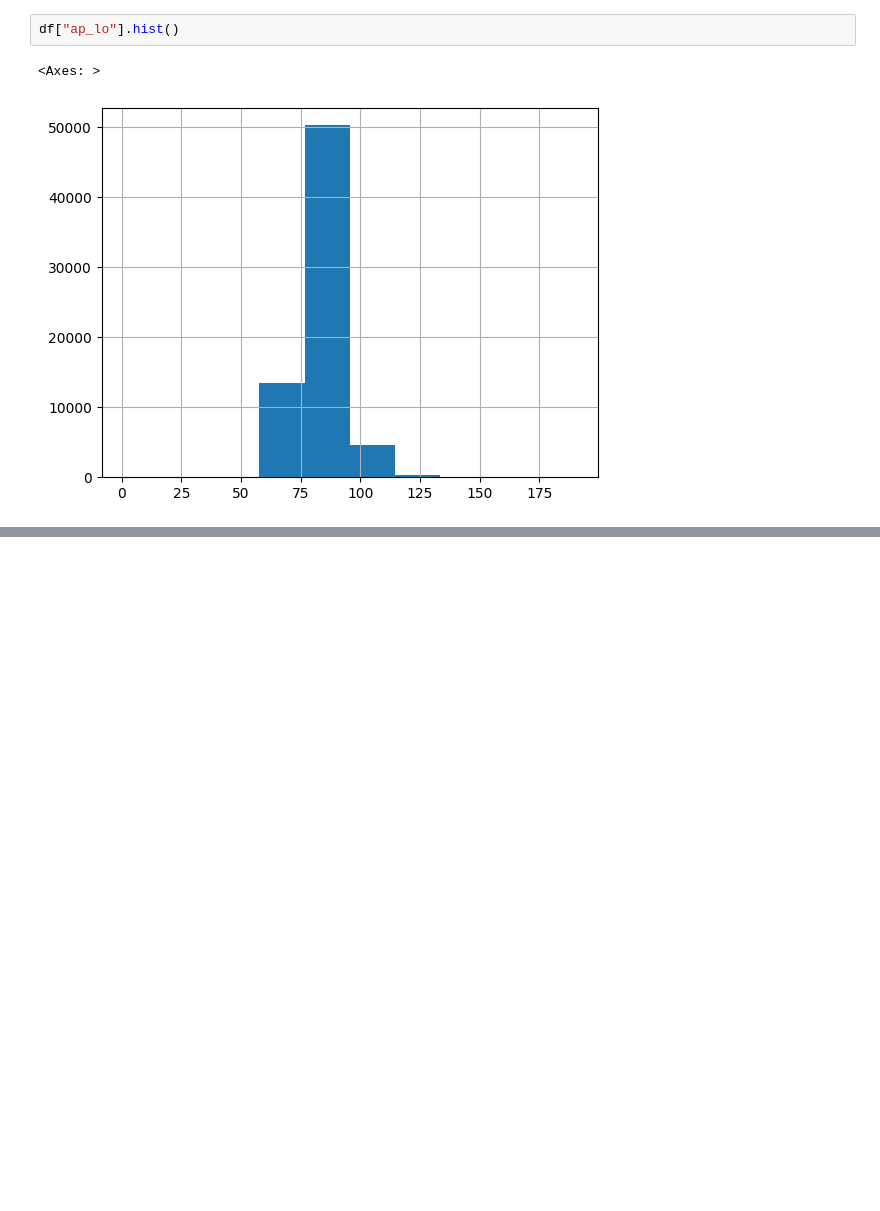
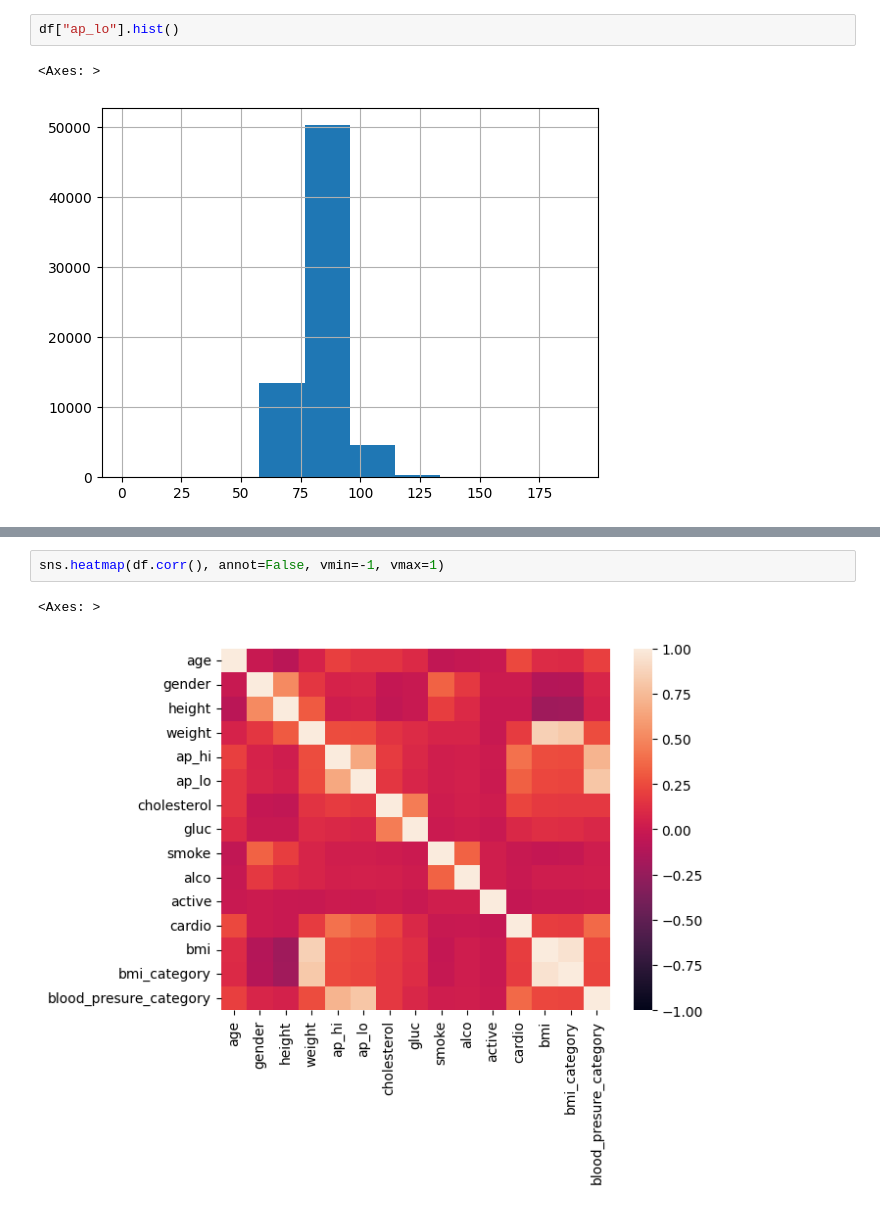
Before and after one commit to PhilipL02/Lab-Disease-Prediction, a Jupyter notebook: lab.ipynb, the cells around one changed output, grey strips where cells are left out. Cells and saved outputs as stored; diff of their text form; blank space fills up the shorter version.

```diff
--- a/lab.ipynb
+++ b/lab.ipynb
@@ -329,0 +260,5 @@ array([3, 4, 1, 2, 5])
+# %%
+sns.heatmap(df.corr(), annot=False, vmin=-1, vmax=1)
+# %% [output]
+<Axes: >
+[figure, added]
```
Also changed, not shown: parts of 38 cells of this notebook, 2 other files.
